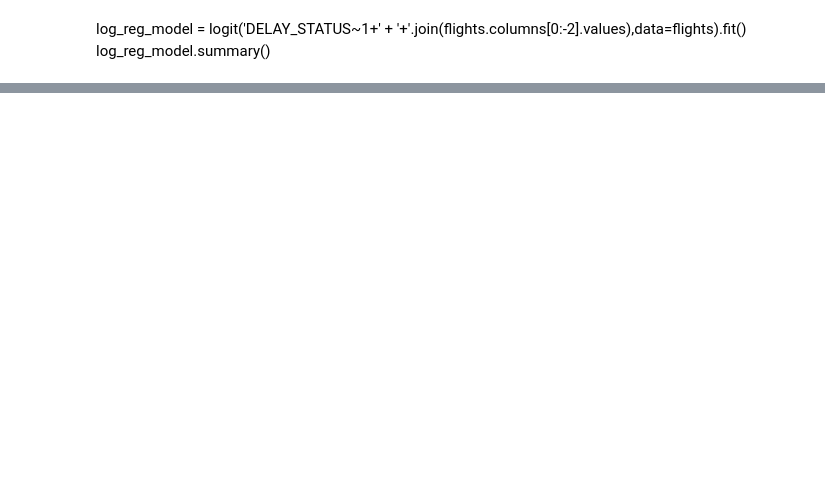
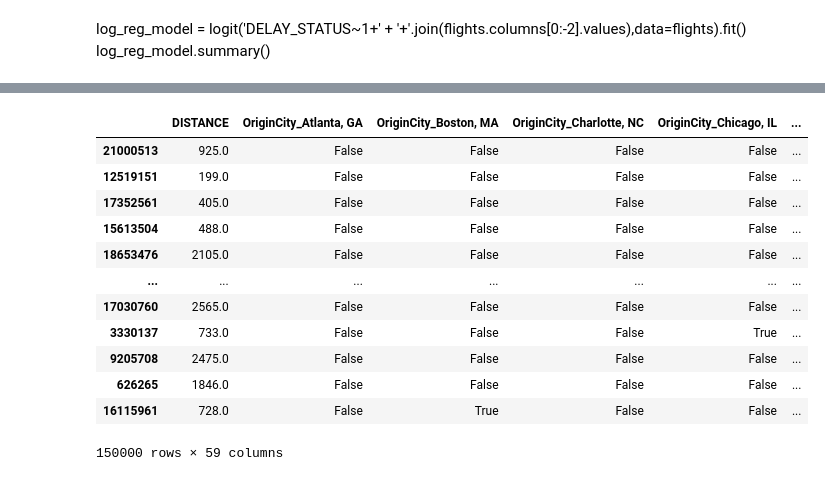
Before and after one commit to ssamat/COGS109, a Jupyter notebook: Final_Project_Template.ipynb, the cells around one changed output, grey strips where cells are left out. Cells and saved outputs as stored; diff of their text form; code cells hidden in the pictures; blank space fills up the shorter version.

```diff
--- a/Final_Project_Template.ipynb
+++ b/Final_Project_Template.ipynb
@@ -469 +464,22 @@ int64
+# %%
+
+delay_columns = [col for col in flights.columns if "DELAY" in col]
+X = encoded_data.drop(columns=delay_columns).drop(columns=['FL_DATE', 'ACTUAL_ELAPSED_TIME'])
+y = encoded_data['DELAY_STATUS']
+X_train, X_test, y_train, y_test = train_test_split(X,y,test_size=0.3,random_state=42)
+X_test
+# %% [output]
+|  | DISTANCE | OriginCity_Atlanta, GA | OriginCity_Boston, MA | OriginCity_Charlotte, NC | OriginCity_Chicago, IL | ... |
+| 21000513 | 925.0 | False | False | False | False | ... |
+| 12519151 | 199.0 | False | False | False | False | ... |
+| 17352561 | 405.0 | False | False | False | False | ... |
+| 15613504 | 488.0 | False | False | False | False | ... |
+| 18653476 | 2105.0 | False | False | False | False | ... |
+| ... | ... | ... | ... | ... | ... | ... |
+| 17030760 | 2565.0 | False | False | False | False | ... |
+| 3330137 | 733.0 | False | False | False | True | ... |
+| 9205708 | 2475.0 | False | False | False | False | ... |
+| 626265 | 1846.0 | False | False | False | False | ... |
+| 16115961 | 728.0 | False | True | False | False | ... |
+150000 rows × 59 columns
 # %%
```
Also changed, not shown: parts of 20 cells of this notebook.
